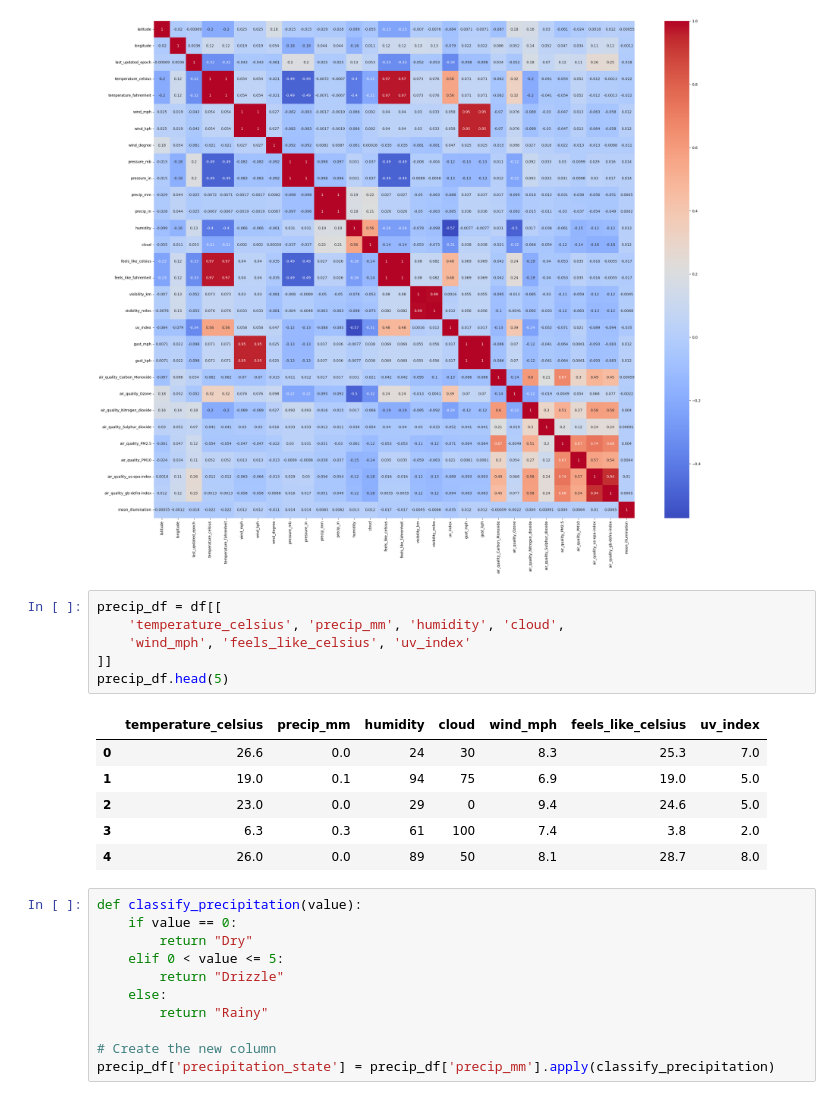
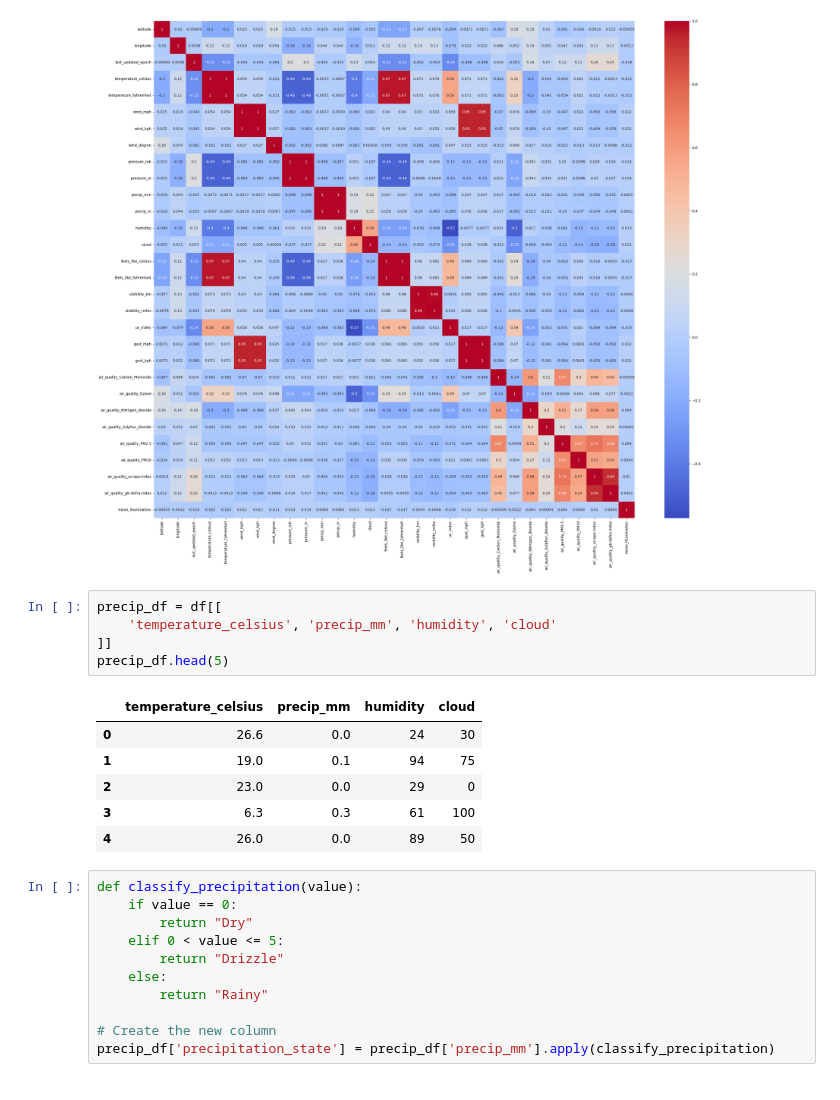
Before and after one commit to wojodd/marcove_chain, a Jupyter notebook: project/MarkovChain.ipynb, the cells around one changed output. Saved outputs shown, nothing was run; the diff lists cells and outputs as text.

```diff
--- a/project/MarkovChain.ipynb
+++ b/project/MarkovChain.ipynb
@@ -30,17 +30,16 @@ sns.heatmap(
 [figure]
 # %%
 precip_df = df[[
-    'temperature_celsius', 'precip_mm', 'humidity', 'cloud',
-    'wind_mph', 'feels_like_celsius', 'uv_index'
+    'temperature_celsius', 'precip_mm', 'humidity', 'cloud'
 ]]
 precip_df.head(5)
 # %% [output]
-|  | temperature_celsius | precip_mm | humidity | cloud | wind_mph | feels_like_celsius | uv_index |
-| 0 | 26.6 | 0.0 | 24 | 30 | 8.3 | 25.3 | 7.0 |
-| 1 | 19.0 | 0.1 | 94 | 75 | 6.9 | 19.0 | 5.0 |
-| 2 | 23.0 | 0.0 | 29 | 0 | 9.4 | 24.6 | 5.0 |
-| 3 | 6.3 | 0.3 | 61 | 100 | 7.4 | 3.8 | 2.0 |
-| 4 | 26.0 | 0.0 | 89 | 50 | 8.1 | 28.7 | 8.0 |
+|  | temperature_celsius | precip_mm | humidity | cloud |
+| 0 | 26.6 | 0.0 | 24 | 30 |
+| 1 | 19.0 | 0.1 | 94 | 75 |
+| 2 | 23.0 | 0.0 | 29 | 0 |
+| 3 | 6.3 | 0.3 | 61 | 100 |
+| 4 | 26.0 | 0.0 | 89 | 50 |
 # %%
 def classify_precipitation(value):
     if value == 0:
```
Also changed, not shown: parts of 8 cells of this notebook.
